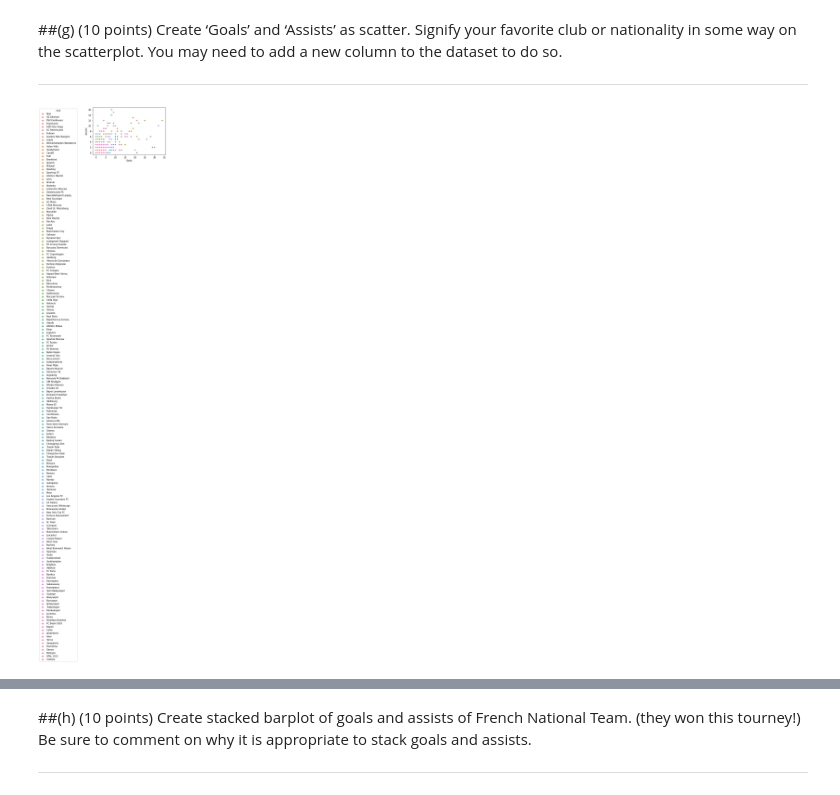
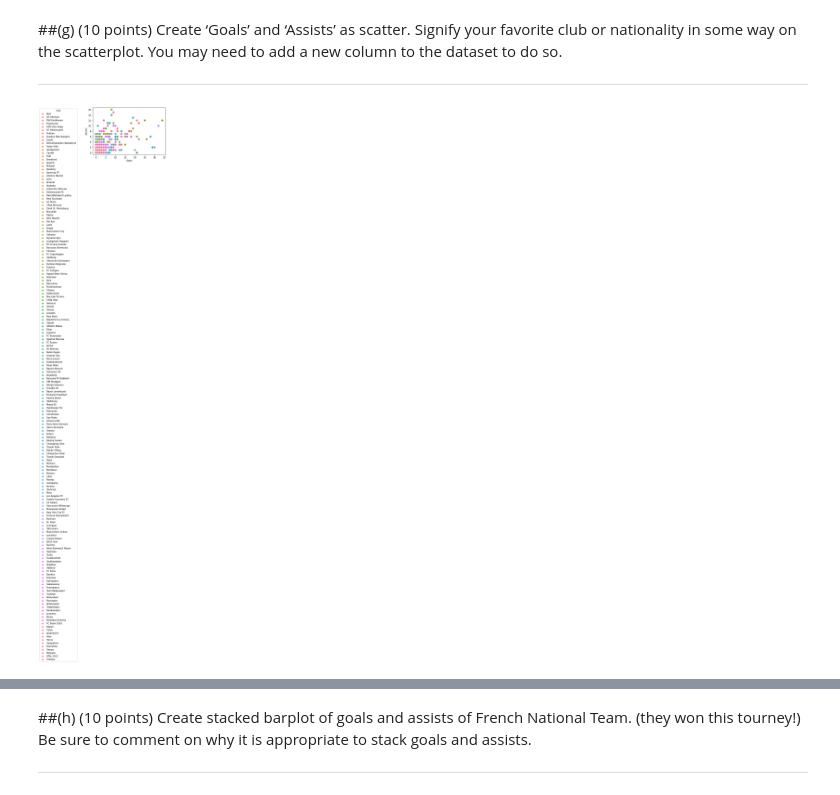
Before and after one commit to ashpou1/data-processing-4313, a Jupyter notebook: EXAM 3.ipynb, the cells around one changed output, grey strips where cells are left out. Drawn from its saved outputs; the diff is of its cells as text; code cells hidden in the pictures.

```diff
--- a/EXAM 3.ipynb
+++ b/EXAM 3.ipynb
@@ -143,9 +145,9 @@ I checked the error that coming out. As i find out dt.types on "yel" should be o
 # %%
 ax = sns.scatterplot(data = df,
                 x = 'Goals',
                 y = 'Assists',
-                hue = 'club')
+                hue = 'club',s=100)
 
 sns.move_legend(ax, "upper right", bbox_to_anchor=(-.2, 1))
 # %% [output]
-[figure, old version]
+[figure, new version]
```
Also changed, not shown: parts of 3 cells of this notebook.
